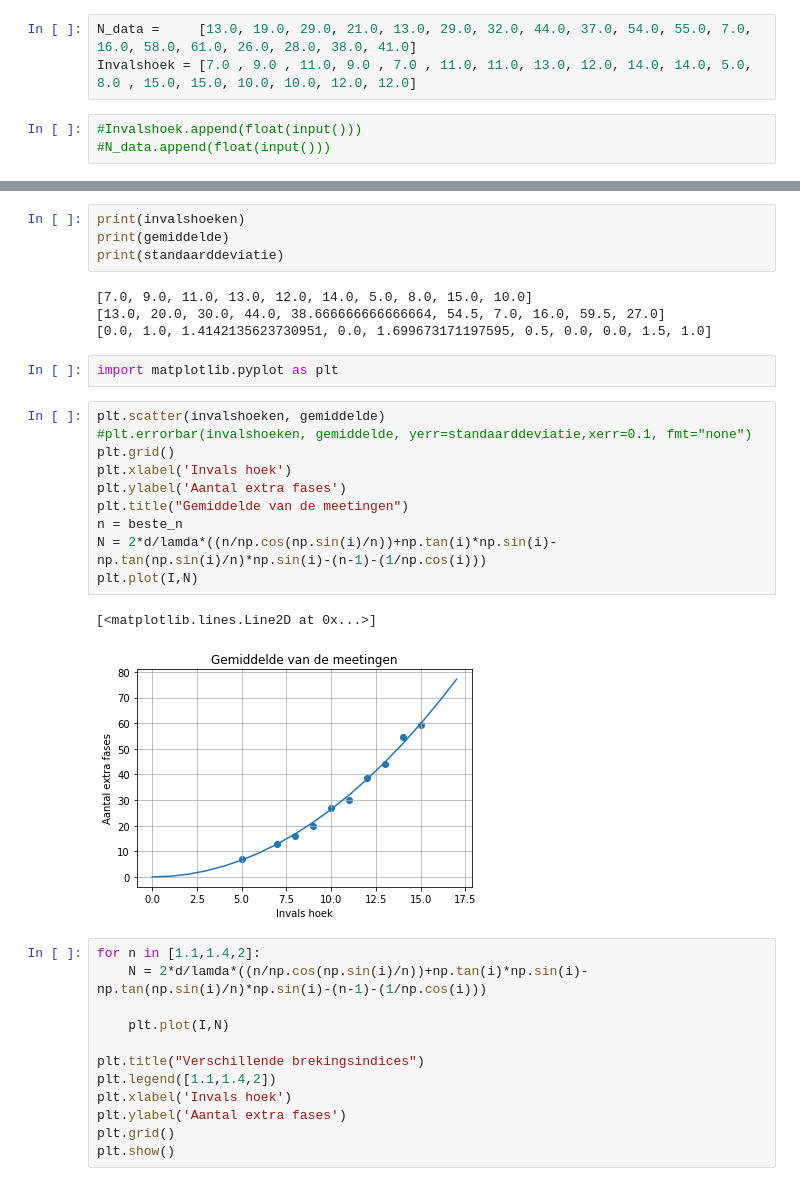
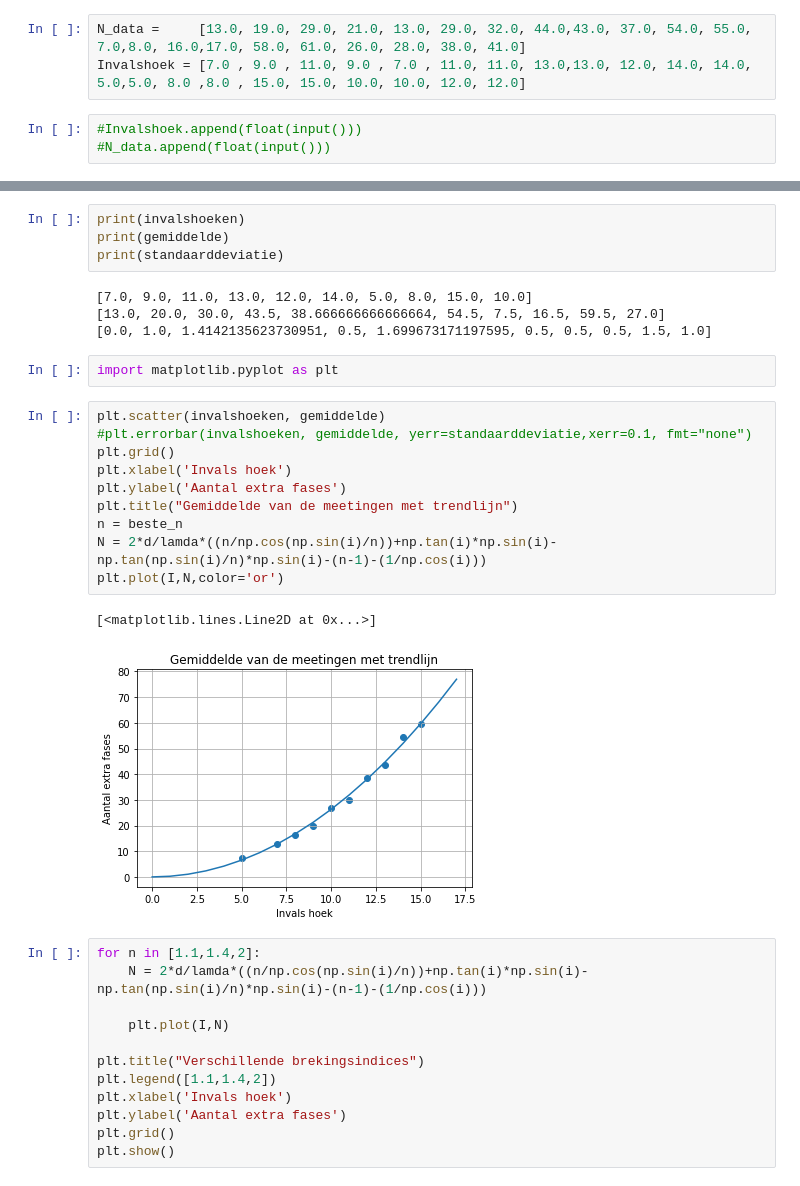
Before and after one commit to mallebongo/2.2-project, a Jupyter notebook: Plotten lijn.ipynb, the cells around one changed output, grey strips where cells are left out. Drawn from its saved outputs; the diff is of its cells as text.

```diff
--- a/Plotten lijn.ipynb
+++ b/Plotten lijn.ipynb
@@ -6,8 +6,8 @@ import scipy.stats
 d = 1.66*10**-3
 lamda = 632.8*10**-9
 # %%
-N_data =     [13.0, 19.0, 29.0, 21.0, 13.0, 29.0, 32.0, 44.0, 37.0, 54.0, 55.0, 7.0, 16.0, 58.0, 61.0, 26.0, 28.0, 38.0, 41.0]
-Invalshoek = [7.0 , 9.0 , 11.0, 9.0 , 7.0 , 11.0, 11.0, 13.0, 12.0, 14.0, 14.0, 5.0, 8.0 , 15.0, 15.0, 10.0, 10.0, 12.0, 12.0]
+N_data =     [13.0, 19.0, 29.0, 21.0, 13.0, 29.0, 32.0, 44.0,43.0, 37.0, 54.0, 55.0, 7.0,8.0, 16.0,17.0, 58.0, 61.0, 26.0, 28.0, 38.0, 41.0]
+Invalshoek = [7.0 , 9.0 , 11.0, 9.0 , 7.0 , 11.0, 11.0, 13.0,13.0, 12.0, 14.0, 14.0, 5.0,5.0, 8.0 ,8.0 , 15.0, 15.0, 10.0, 10.0, 12.0, 12.0]
 # %%
 #Invalshoek.append(float(input()))
 #N_data.append(float(input()))
@@ -52,23 +52,23 @@ print(gemiddelde)
 print(standaarddeviatie)
 # %% [output]
 [7.0, 9.0, 11.0, 13.0, 12.0, 14.0, 5.0, 8.0, 15.0, 10.0]
-[13.0, 20.0, 30.0, 44.0, 38.666666666666664, 54.5, 7.0, 16.0, 59.5, 27.0]
-[0.0, 1.0, 1.4142135623730951, 0.0, 1.699673171197595, 0.5, 0.0, 0.0, 1.5, 1.0]
+[13.0, 20.0, 30.0, 43.5, 38.666666666666664, 54.5, 7.5, 16.5, 59.5, 27.0]
+[0.0, 1.0, 1.4142135623730951, 0.5, 1.699673171197595, 0.5, 0.5, 0.5, 1.5, 1.0]
 # %%
 import matplotlib.pyplot as plt
 # %%
 plt.scatter(invalshoeken, gemiddelde)
 #plt.errorbar(invalshoeken, gemiddelde, yerr=standaarddeviatie,xerr=0.1, fmt="none")
 plt.grid()
 plt.xlabel('Invals hoek')
 plt.ylabel('Aantal extra fases')
-plt.title("Gemiddelde van de meetingen")
+plt.title("Gemiddelde van de meetingen met trendlijn")
 n = beste_n
 N = 2*d/lamda*((n/np.cos(np.sin(i)/n))+np.tan(i)*np.sin(i)-np.tan(np.sin(i)/n)*np.sin(i)-(n-1)-(1/np.cos(i)))
-plt.plot(I,N)
+plt.plot(I,N,color='or')
 # %% [output]
 [<matplotlib.lines.Line2D at 0x...>]
-[figure, old version]
+[figure, new version]
 # %%
 for n in [1.1,1.4,2]:
     N = 2*d/lamda*((n/np.cos(np.sin(i)/n))+np.tan(i)*np.sin(i)-np.tan(np.sin(i)/n)*np.sin(i)-(n-1)-(1/np.cos(i)))
```
Also changed, not shown: parts of 7 cells of this notebook.
